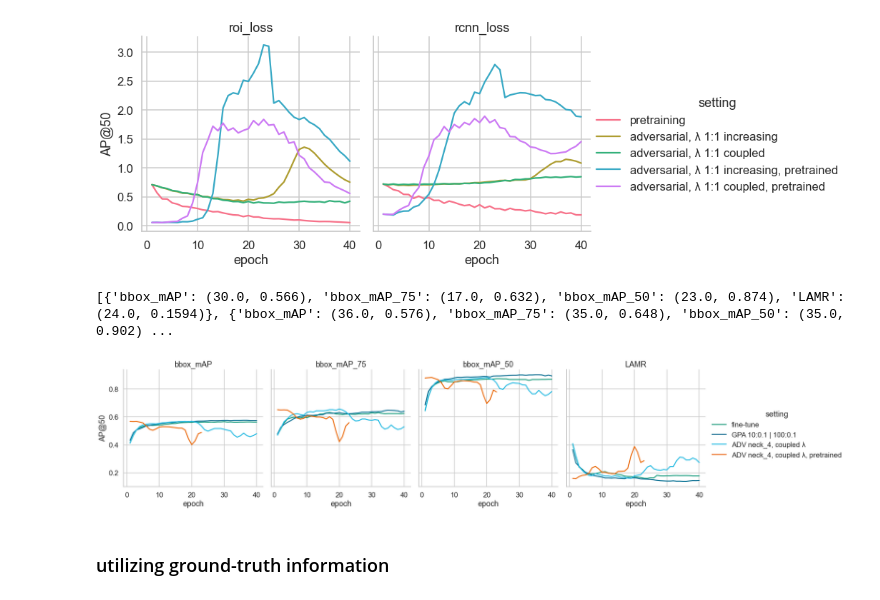
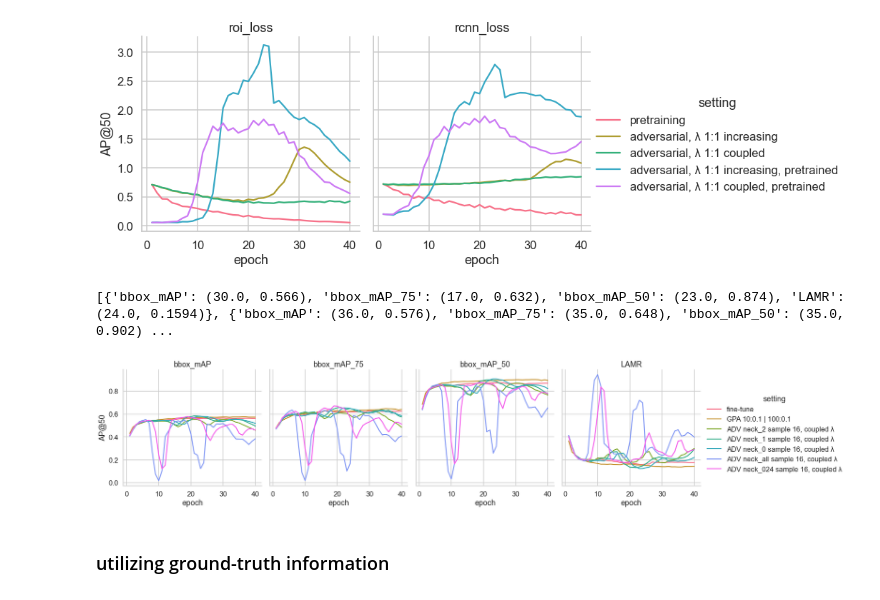
Before and after one commit to ThaddaeusWiedemer/FisheyeSPA, a Jupyter notebook: results/gpa.ipynb, the cells around one changed output. Saved outputs shown, nothing was run; the diff lists cells and outputs as text; code cells hidden in the pictures.

```diff
--- a/results/gpa.ipynb
+++ b/results/gpa.ipynb
@@ -801,35 +801,46 @@ sb.set_context('talk')
 sb.set_style('whitegrid')
 sb.set_palette(kit())
 logs = [
     ['GPA/tuning/coco_piropo_20a_TwoStageDetectorAdaptive_0_0_0_0_fclayer_gTrue_seed_norot.log', 'fine-tune'],
     [
         'GPA/tuning/coco_piropo_20a_TwoStageDetectorAdaptive_10_01_100_01_fclayer_gTrue_seed_norot.log',
         'GPA 10:0.1 | 100:0.1'
     ],
     # ['GPA/tuning/coco_piropo_20a_TwoStageDetectorDA_seed_GPAtest.log', 'GPA 10:0.1 | 100:0.1 new'],
     # ['GPA/tuning/coco_piropo_20a_TwoStageDetectorDA_seed_GPAtest1.log', 'GPA 10:0.1 | 100:0.1 new'],
     # ['GPA/tuning/coco_piropo_20a_TwoStageDetectorDA_seed_GPAratio.log', "GPA 10:0.1 | 100:0.1 don't keep ratio"],
     # ['GPA/tuning/coco_piropo_20a_TwoStageDetectorDA_seed_GPAratiotest.log', "GPA 10:0.1 | 100:0.1 don't keep ratio (also in test)"],
-    ['GPA/tuning/coco_piropo_20a_TwoStageDetectorDA_seed_ADVneck4.log', 'ADV neck_4, coupled λ'],
-    ['GPA/tuning/coco_piropo_20a_TwoStageDetectorDA_ADVneck4_sp.log', 'ADV neck_4, coupled λ, pretrained'],
+    # ['GPA/tuning/coco_piropo_20a_TwoStageDetectorDA_seed_ADVneck4.log', 'ADV neck_4, coupled λ'],
+    # ['GPA/tuning/coco_piropo_20a_TwoStageDetectorDA_ADVneck4_sp.log', 'ADV neck_4, coupled λ, pretrained'],
+    # ['GPA/tuning/coco_piropo_20a_TwoStageDetectorDA_ADVneck4_p2_s.log', 'ADV neck_4 pool2, coupled λ'],
+    # ['GPA/tuning/coco_piropo_20a_TwoStageDetectorDA_ADVneck4_c_s.log', 'ADV neck_4 channel, coupled λ'],
+    # ['GPA/tuning/coco_piropo_20a_TwoStageDetectorDA_ADVneck4_ch_s.log', 'ADV neck_4 channel, coupled λ'],
+    # ['GPA/tuning/coco_piropo_20a_TwoStageDetectorDA_ADVneck4_s_s.log', 'ADV neck_4 sample, coupled λ'],
+    # ['GPA/tuning/coco_piropo_20a_TwoStageDetectorDA_ADVneck4_s16_s.log', 'ADV neck_4 sample 16, coupled λ'],
+    # ['GPA/tuning/coco_piropo_20a_TwoStageDetectorDA_ADVneck3_s16_s.log', 'ADV neck_3 sample 16, coupled λ'],
+    ['GPA/tuning/coco_piropo_20a_TwoStageDetectorDA_ADVneck2_s16_s.log', 'ADV neck_2 sample 16, coupled λ'],
+    ['GPA/tuning/coco_piropo_20a_TwoStageDetectorDA_ADVneck1_s16_s.log', 'ADV neck_1 sample 16, coupled λ'],
+    ['GPA/tuning/coco_piropo_20a_TwoStageDetectorDA_ADVneck0_s16_s.log', 'ADV neck_0 sample 16, coupled λ'],
+    ['GPA/tuning/coco_piropo_20a_TwoStageDetectorDA_ADVneckall_s16_s.log', 'ADV neck_all sample 16, coupled λ'],
+    ['GPA/tuning/coco_piropo_20a_TwoStageDetectorDA_ADVneck024_s16_s.log', 'ADV neck_024 sample 16, coupled λ'],
 ]
 
 df, maxs = df_from_log(['setting'], ['bbox_mAP', 'bbox_mAP_75', 'bbox_mAP_50', 'LAMR'], logs, get_max=True)
 
 g = sb.relplot(data=df[df['occurrence'] <= 40],
                x='occurrence',
                y='value',
                kind='line',
                hue='setting',
                col='metric',
                height=5,
                aspect=1.)
 g.set_axis_labels('epoch', 'AP@50')
 g.set_titles(col_template='{col_name}', row_template='')
 print(maxs)
 # g.savefig(f'images/tuning_gpa_adversarial.svg')
 # %% [output]
 [{'bbox_mAP': (30.0, 0.566), 'bbox_mAP_75': (17.0, 0.632), 'bbox_mAP_50': (23.0, 0.874), 'LAMR': (24.0, 0.1594)}, {'bbox_mAP': (36.0, 0.576), 'bbox_mAP_75': (35.0, 0.648), 'bbox_mAP_50': (35.0, 0.902) ...
-[figure, old version]
+[figure, new version]
 # %% [markdown]
 ### utilizing ground-truth information
```
Also changed, not shown: 13 other files.
